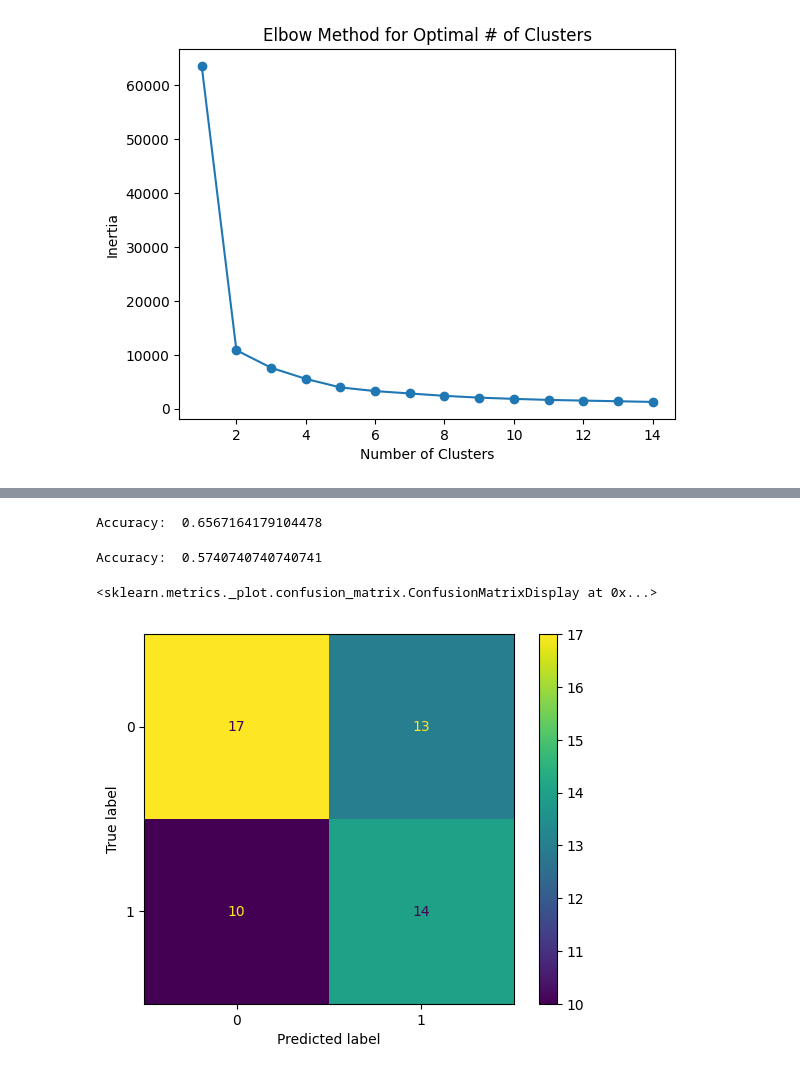
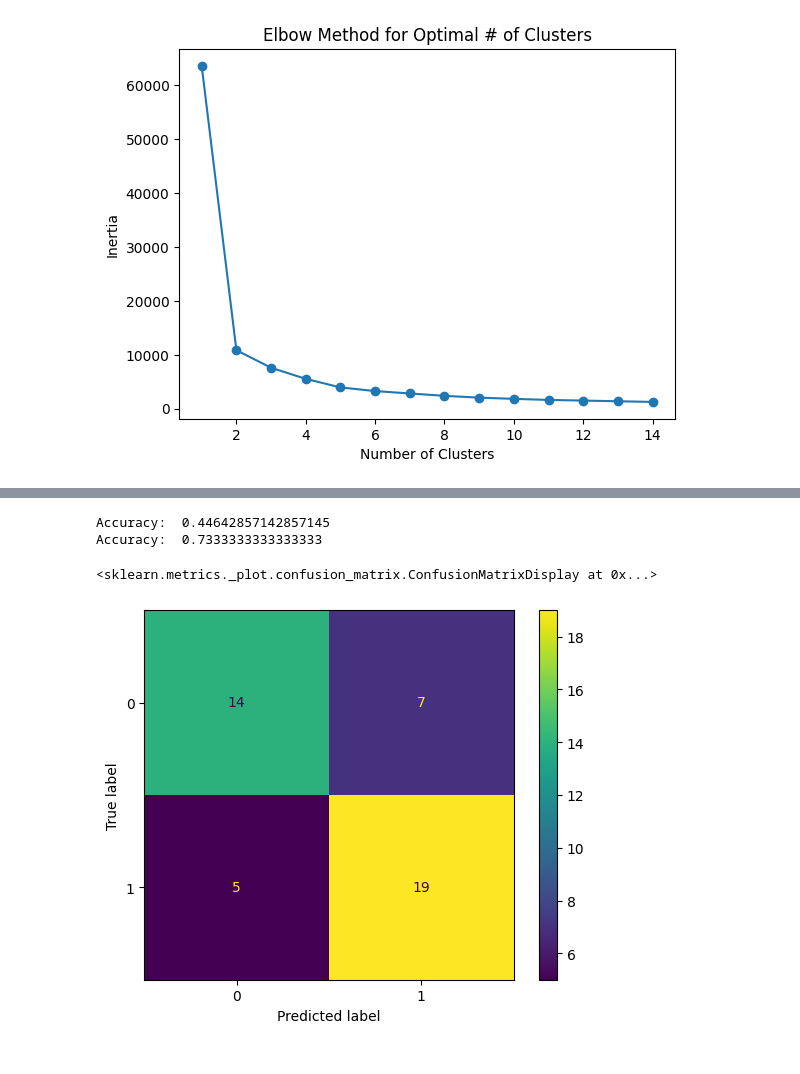
Before and after one commit to elee7587/NBA-shotlog, a Jupyter notebook: shot-log.ipynb, the cells around one changed output, grey strips where cells are left out. Cells and saved outputs as stored; diff of their text form; code cells hidden in the pictures.

```diff
--- a/shot-log.ipynb
+++ b/shot-log.ipynb
@@ -307,15 +332,19 @@ memory usage: 48.2+ KB
 # %%
-from sklearn.tree import DecisionTreeClassifier
-from sklearn.model_selection import train_test_split
-from sklearn import metrics
-
-feature_cols = ['SHOT_DIST', 'CLOSE_DEF_DIST']
-X = defender_df[feature_cols]
-y = defender_df.SHOT_RESULT
-X_train, X_test, y_train, y_test = train_test_split(X, y, test_size = 0.25, random_state=1)
-clf = DecisionTreeClassifier()
-clf = clf.fit(X_train, y_train)
-y_pred = clf.predict(X_test)
-print("Accuracy: ", metrics.accuracy_score(y_test, y_pred))
+def dec_tree(d_df, feature_cols):
+    X = d_df[feature_cols]
+    y = d_df.SHOT_RESULT
+    X_train, X_test, y_train, y_test = train_test_split(X, y, test_size = 0.25, random_state=1)
+    clf = DecisionTreeClassifier()
+    clf = clf.fit(X_train, y_train)
+    y_pred = clf.predict(X_test)
+    print("Accuracy: ", metrics.accuracy_score(y_test, y_pred))
+    return y_test, y_pred
+def rand_for(d_df, feature_cols):
+    X_rf = d_df[feature_cols]
+    y_rf = d_df.SHOT_RESULT
+    X_train_rf, X_test_rf, y_train_rf, y_test_rf = train_test_split(X_rf, y_rf, test_size = 0.2)
+    rf = RandomForestClassifier()
+    rf.fit(X_train_rf, y_train_rf)
+    y_pred_rf = rf.predict(X_test_rf)
+    print("Accuracy: ", metrics.accuracy_score(y_test_rf, y_pred_rf))
+    return y_test_rf, y_pred_rf
-# %% [output]
-Accuracy:  0.6567164179104478
@@ -327,17 +351,11 @@ from sklearn.model_selection import train_test_split, RandomizedSearchCV
-# %%
-feature_cols = ['SHOT_DIST', 'CLOSE_DEF_DIST']
-X = defender_df[feature_cols]
-y = defender_df.SHOT_RESULT
-X_train, X_test, y_train, y_test = train_test_split(X, y, test_size = 0.2)
-rf = RandomForestClassifier()
-rf.fit(X_train, y_train)
-y_pred = rf.predict(X_test)
-print("Accuracy: ", metrics.accuracy_score(y_test, y_pred))
-# %% [output]
-Accuracy:  0.5740740740740741
-# %%
-cm = confusion_matrix(y_test, y_pred)
-ConfusionMatrixDisplay(confusion_matrix=cm).plot()
-# %% [output]
-<sklearn.metrics._plot.confusion_matrix.ConfusionMatrixDisplay at 0x...>
-[figure, removed]
+# %%
+feature_cols = ['SHOT_DIST', 'CLOSE_DEF_DIST']
+y_test, y_pred = dec_tree(d_df, feature_cols)
+y_test_rf, y_pred_rf = rand_for(d_df, feature_cols)
+cm = confusion_matrix(y_test_rf, y_pred_rf)
+ConfusionMatrixDisplay(confusion_matrix=cm).plot()
+# %% [output]
+Accuracy:  0.44642857142857145
+Accuracy:  0.7333333333333333
+<sklearn.metrics._plot.confusion_matrix.ConfusionMatrixDisplay at 0x...>
+[figure, added]
```
Also changed, not shown: parts of 8 cells of this notebook, 1 other file.
